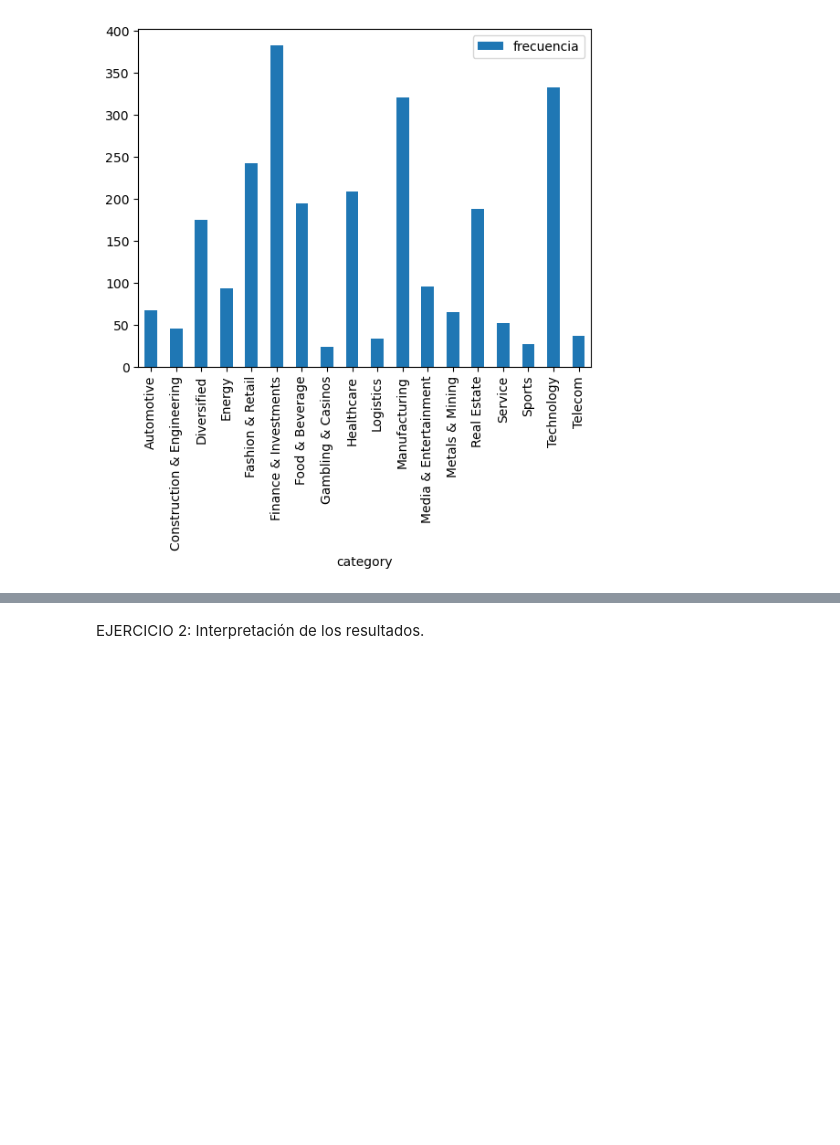
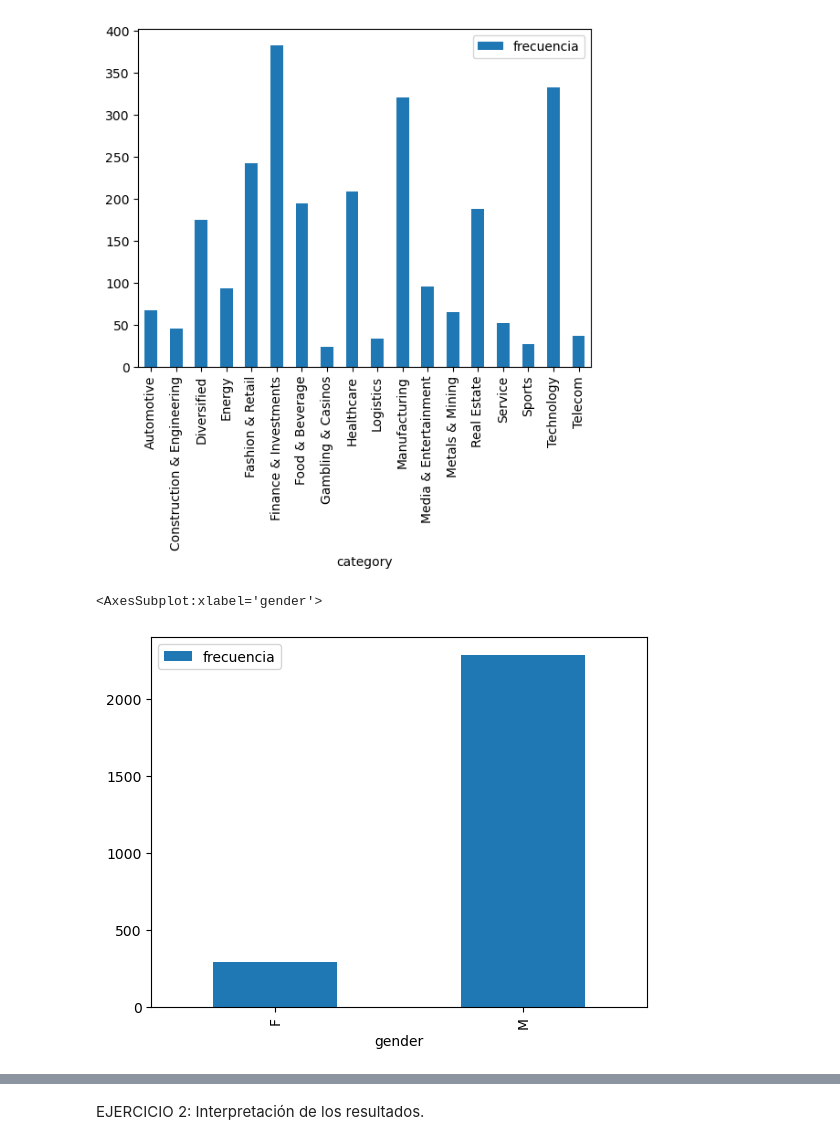
Before and after one commit to Adalab/DA-promo-a-modulo-2-pair-2-Almudena-Olivia, a Jupyter notebook: ESTADISTICA/ESTADISTICA 2/pair_programming_estadistica_2.ipynb, the cells around one changed output, grey strips where cells are left out. Cells and saved outputs as stored; diff of their text form; code cells hidden in the pictures; blank space fills up the shorter version.

```diff
--- a/ESTADISTICA/ESTADISTICA 2/pair_programming_estadistica_2.ipynb
+++ b/ESTADISTICA/ESTADISTICA 2/pair_programming_estadistica_2.ipynb
@@ -177,3 +181,12 @@ frecuencias_categoria.plot.bar()
 # %% [output]
 <AxesSubplot:xlabel='category'>
 [figure]
+# %%
+plt.rcdefaults()
+
+df_genero = edades_bien.groupby("gender")
+frecuencias_genero = df_genero.agg(frecuencia=("gender", "count"))
+frecuencias_genero.plot.bar()
+# %% [output]
+<AxesSubplot:xlabel='gender'>
+[figure, added]
```
Also changed, not shown: parts of 3 cells of this notebook.
